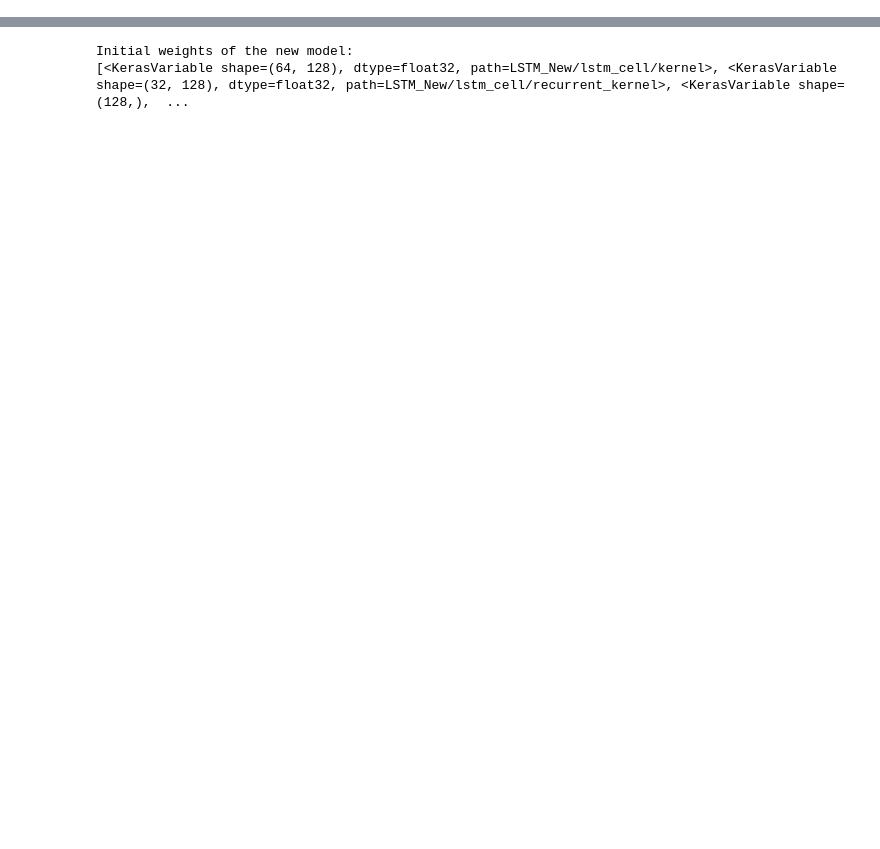
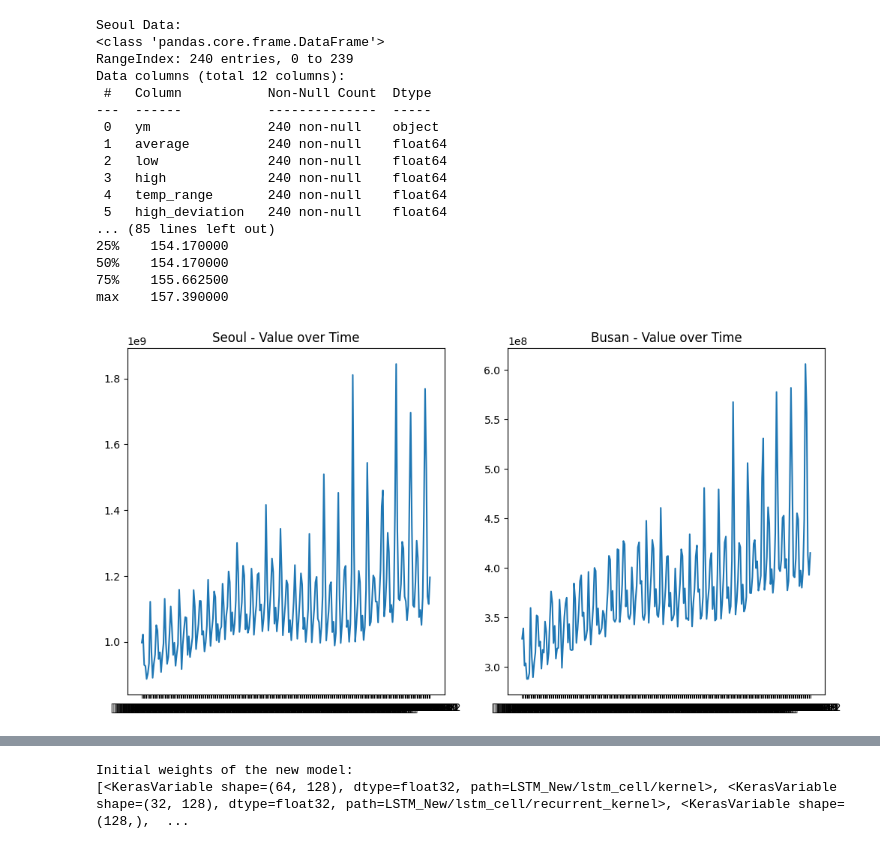
Before and after one commit to podobongbong/the_project, a Jupyter notebook: nov18_multi_var_2.ipynb, the cells around one changed output, grey strips where cells are left out. Saved outputs shown, nothing was run; the diff lists cells and outputs as text; code cells hidden in the pictures; blank space fills up the shorter version.

```diff
--- a/nov18_multi_var_2.ipynb
+++ b/nov18_multi_var_2.ipynb
@@ -39,0 +16,67 @@ dtype: int64
+# %%
+#Exploratory Data Analysis
+
+# prompt: EDA seoul and busan dataset
+
+import os
+import pandas as pd
+import numpy as np
+import matplotlib.pyplot as plt
+import seaborn as sns
+
+
+# Basic EDA
+print("Seoul Data:")
+print(seoul.info())
+print(seoul.describe())
+print("\nBusan Data:")
+print(busan.info())
+print(busan.describe())
+
+# Visualizations
+plt.figure(figsize=(12, 6))
+plt.subplot(1, 2, 1)
+plt.title('Seoul - Value over Time')
+plt.plot(seoul['ym'], seoul['energy'])  # Replace 'value' with your target column
+plt.subplot(1, 2, 2)
+plt.title('Busan - Value over Time')
+plt.plot(busan['ym'], busan['energy']) # Replace 'value' with your target column
+plt.show()
+
+
+# Check for missing values
+print("\nMissing Values (Seoul):\n", seoul.isnull().sum())
+print("\nMissing Values (Busan):\n", busan.isnull().sum())
+
+# Correlation matrix
+var = [col for col in seoul.columns if col != 'ym']
+correlation = seoul[var].corr()
+plt.figure(figsize=(10,8))
+sns.heatmap(correlation, annot=True, cmap='coolwarm')
+plt.title('Correlation Matrix for Seoul Data')
+plt.show()
+
+correlation = busan[var].corr()
+plt.figure(figsize=(10,8))
+sns.heatmap(correlation, annot=True, cmap='coolwarm')
+plt.title('Correlation Matrix for Busan Data')
+plt.show()
+# %% [output]
+Seoul Data:
+<class 'pandas.core.frame.DataFrame'>
+RangeIndex: 240 entries, 0 to 239
+Data columns (total 12 columns):
+ #   Column           Non-Null Count  Dtype
+---  ------           --------------  -----
+ 0   ym               240 non-null    object
+ 1   average          240 non-null    float64
+ 2   low              240 non-null    float64
+ 3   high             240 non-null    float64
+ 4   temp_range       240 non-null    float64
+ 5   high_deviation   240 non-null    float64
+... (85 lines left out)
+25%    154.170000
+50%    154.170000
+75%    155.662500
+max    157.390000
+[figure, added]
```
Also changed, not shown: parts of 15 cells of this notebook.
